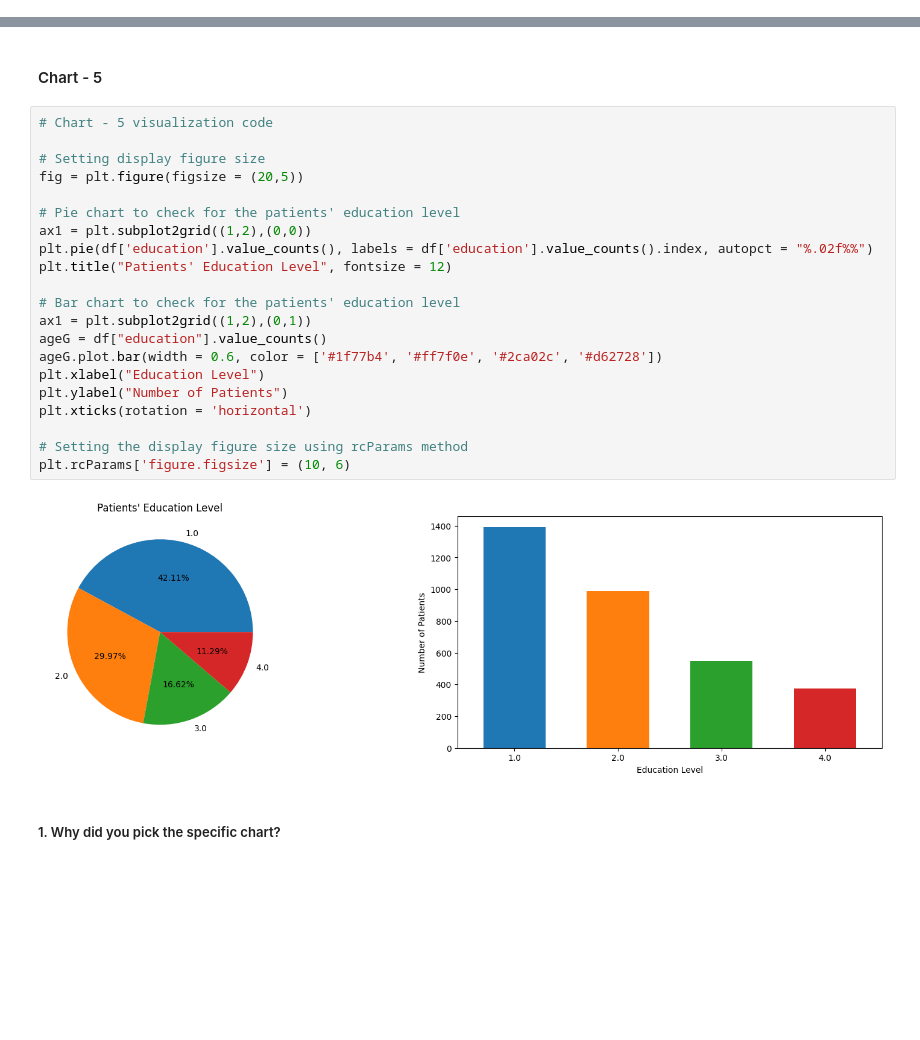
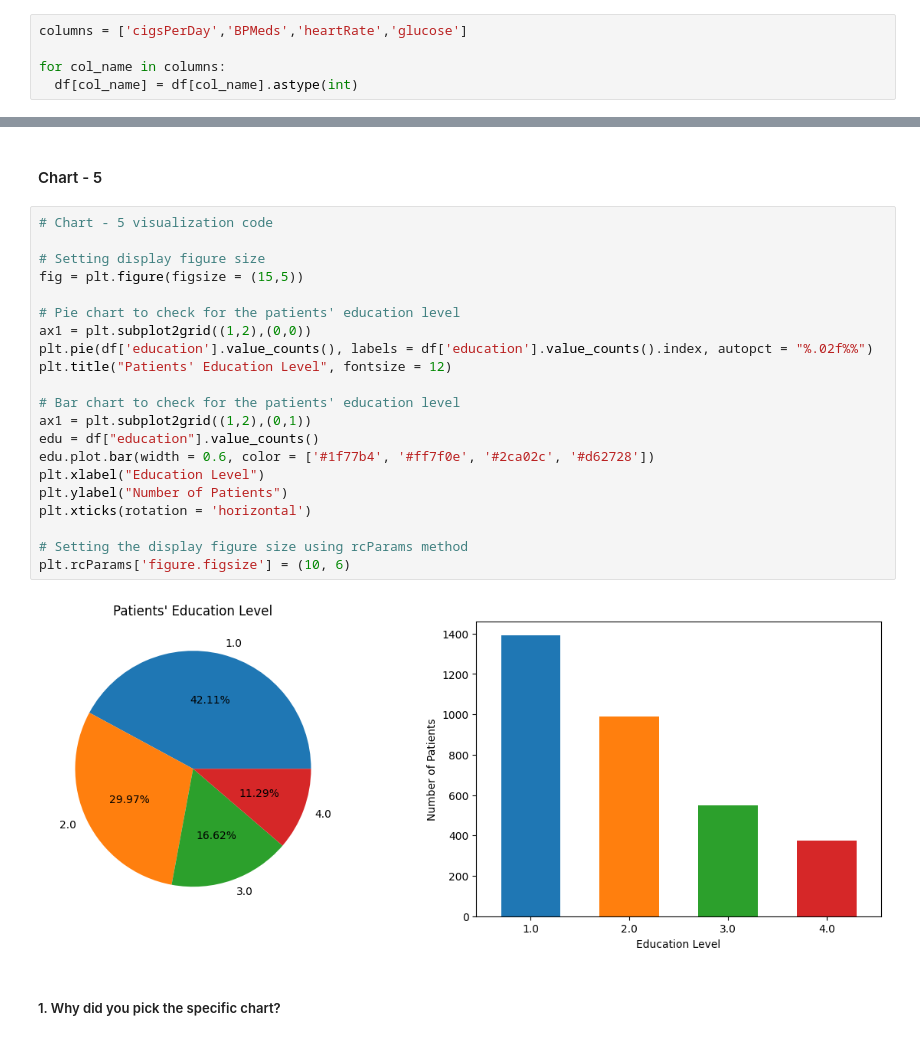
Before and after one commit to priyaregit/Classification-ML_Cardiovascular-Risk-Prediction, a Jupyter notebook: Cardiovascular_Risk_Prediction_Classification.ipynb, the cells around one changed output, grey strips where cells are left out. Cells and saved outputs as stored; diff of their text form; blank space fills up the shorter version.

```diff
--- a/Cardiovascular_Risk_Prediction_Classification.ipynb
+++ b/Cardiovascular_Risk_Prediction_Classification.ipynb
@@ -386,6 +386,11 @@ underweight       0.012094
 severe obesity    0.006490
 unknown           0.004130
 Name: BMI category, dtype: float64
+# %%
+columns = ['cigsPerDay','BPMeds','heartRate','glucose']
+
+for col_name in columns:
+  df[col_name] = df[col_name].astype(int)
 # %%
 df.drop('id', axis = 1, inplace = True)
 # %%
@@ -541,26 +578,26 @@ Answer Here
 # %%
 # Chart - 5 visualization code
 
 # Setting display figure size
-fig = plt.figure(figsize = (20,5))
+fig = plt.figure(figsize = (15,5))
 
 # Pie chart to check for the patients' education level
 ax1 = plt.subplot2grid((1,2),(0,0))
 plt.pie(df['education'].value_counts(), labels = df['education'].value_counts().index, autopct = "%.02f%%")
 plt.title("Patients' Education Level", fontsize = 12)
 
 # Bar chart to check for the patients' education level
 ax1 = plt.subplot2grid((1,2),(0,1))
-ageG = df["education"].value_counts()
-ageG.plot.bar(width = 0.6, color = ['#1f77b4', '#ff7f0e', '#2ca02c', '#d62728'])
+edu = df["education"].value_counts()
+edu.plot.bar(width = 0.6, color = ['#1f77b4', '#ff7f0e', '#2ca02c', '#d62728'])
 plt.xlabel("Education Level")
 plt.ylabel("Number of Patients")
 plt.xticks(rotation = 'horizontal')
 
 # Setting the display figure size using rcParams method
 plt.rcParams['figure.figsize'] = (10, 6)
 # %% [output]
-[figure, old version]
+[figure, new version]
 # %% [markdown]
 ##### 1. Why did you pick the specific chart?
 # %% [markdown]
```
Also changed, not shown: parts of 9 cells of this notebook.
